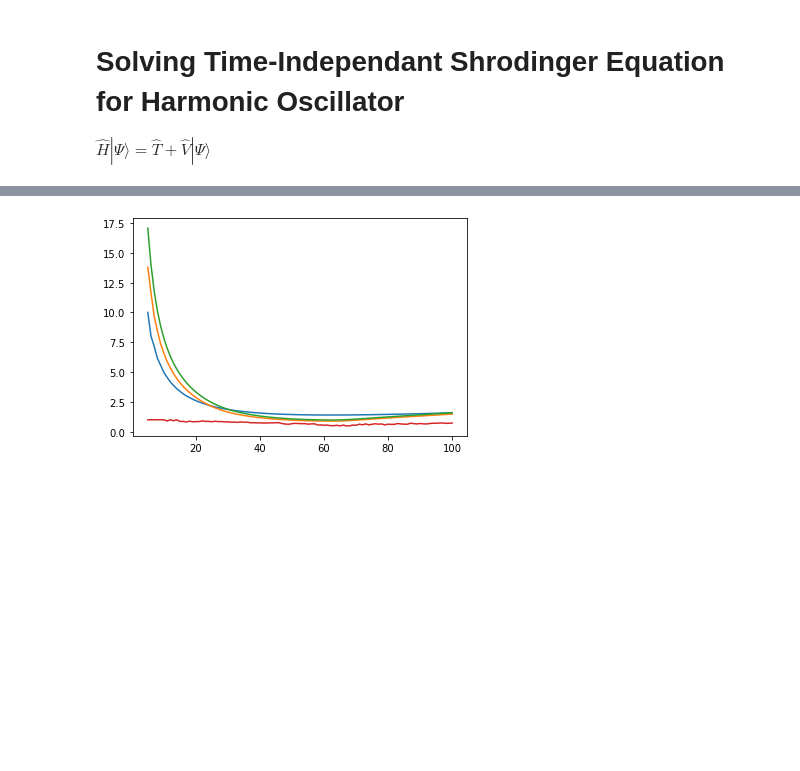
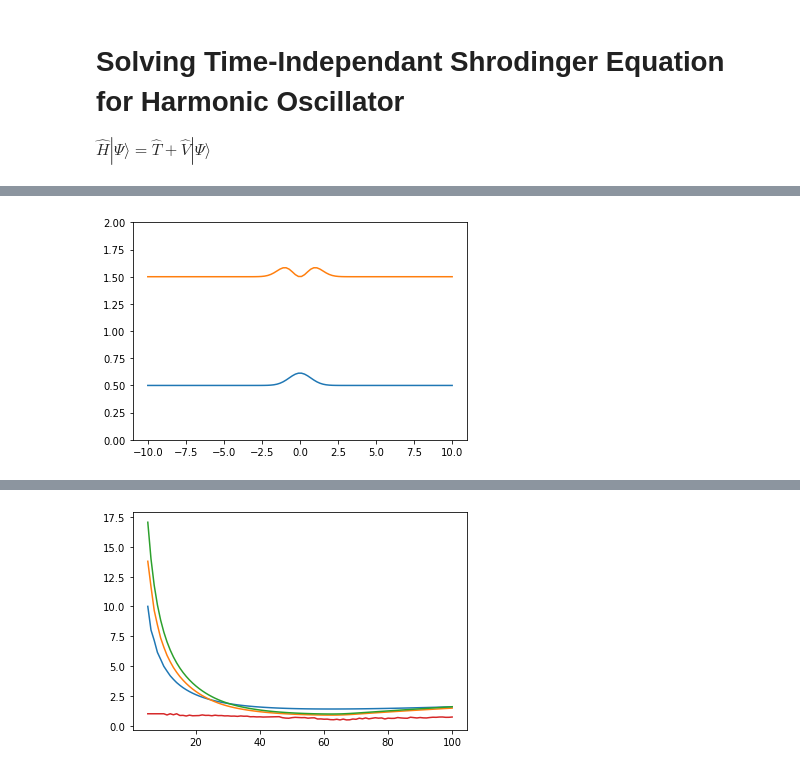
Before and after one commit to Rittik03/Quantum-Mechanics-With-Python, a Jupyter notebook: jupyter.ipynb, the cells around one changed output, grey strips where cells are left out. Saved outputs shown, nothing was run; the diff lists cells and outputs as text; code cells hidden in the pictures; blank space fills up the shorter version.

```diff
--- a/jupyter.ipynb
+++ b/jupyter.ipynb
@@ -145,0 +159,15 @@ def plt_del_x_spc_div(div):
+# %%
+def plt_potn(div):
+    R = np.linspace(-10,10,div)
+    v = V(R)
+    mlt.plot(R,V(R))
+def plt_prob_density(div,num):
+    R   = np.linspace(-10,10,div)
+    E   = E_solv(div)
+    psi = psi_solv(div)
+    for i in range(0,num+1):
+        mlt.plot(R,E[i]+np.conjugate(psi[:,i]) * psi[:,i])
+    mlt.ylim(0,num)
+complt_grph(100,2)
+# %% [output]
+[figure, added]
```
Also changed, not shown: parts of 7 cells of this notebook.
